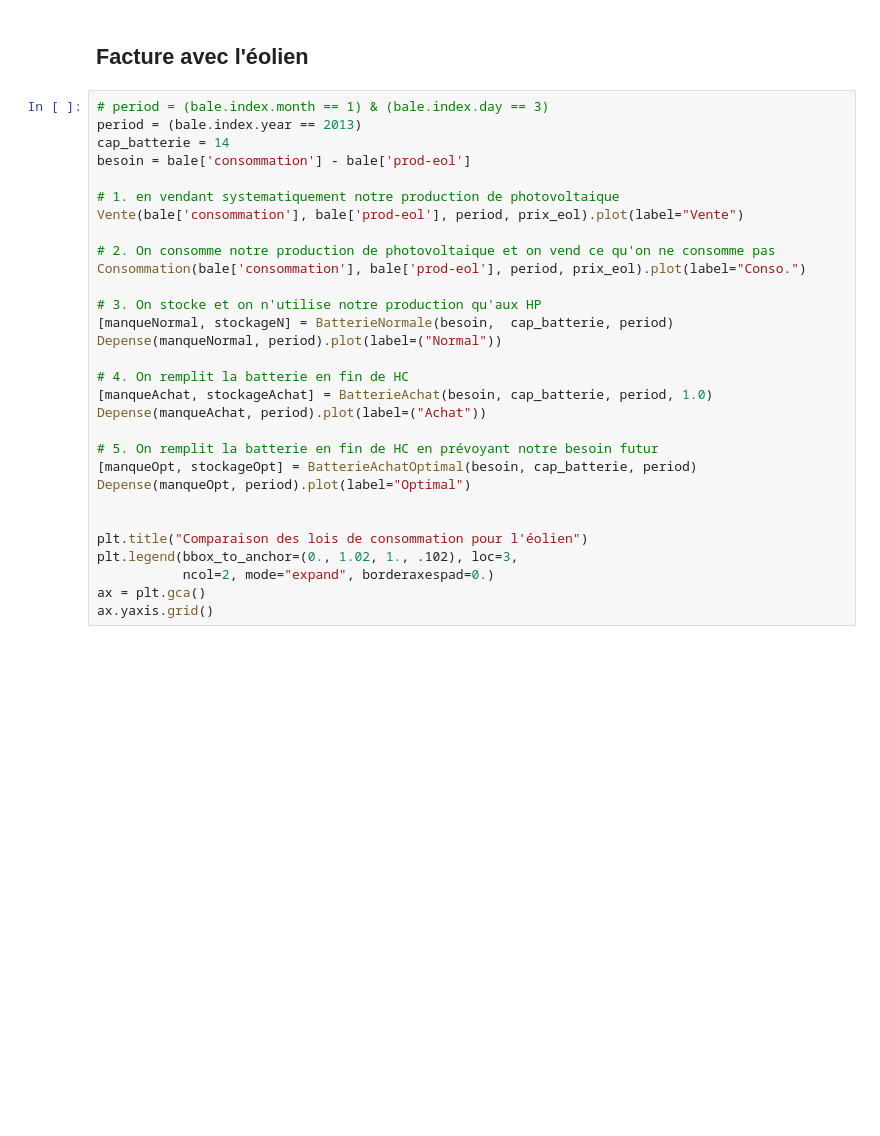
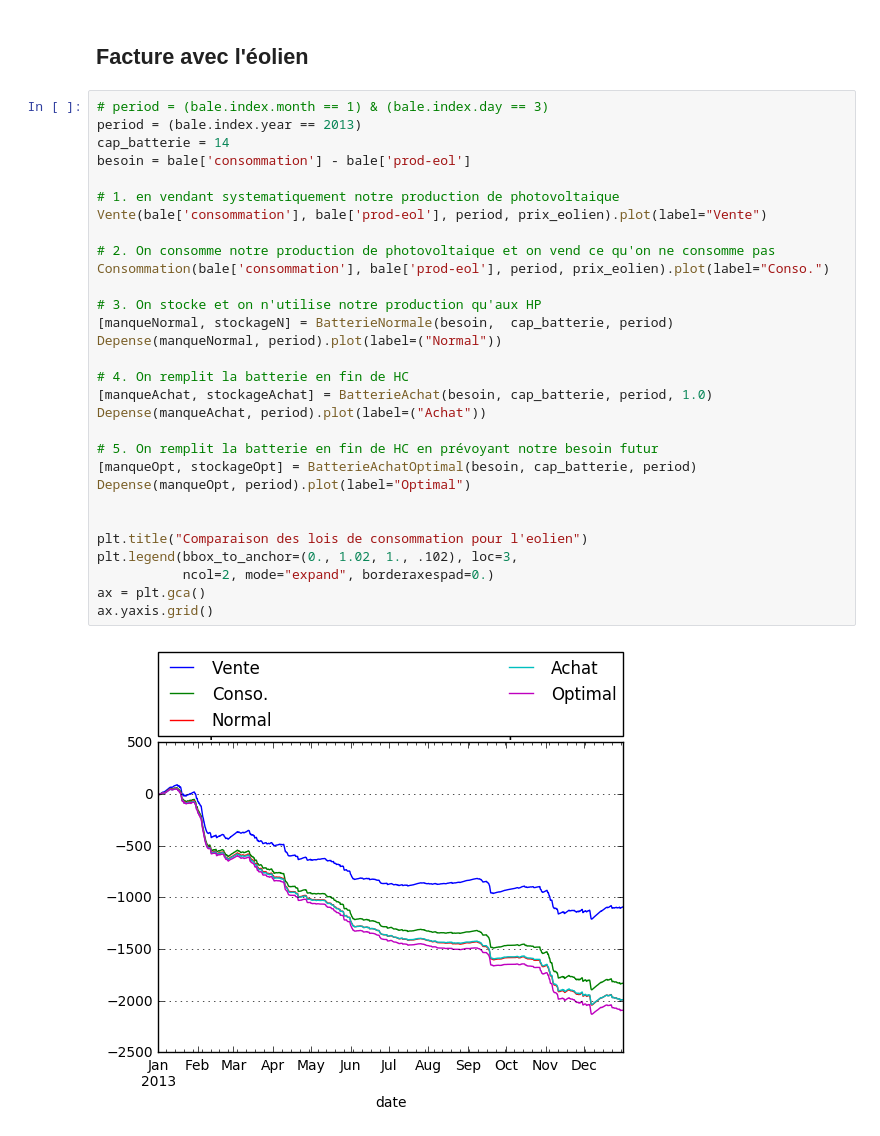
Before and after one commit to guhur/prod-electricite, a Jupyter notebook: simulations.ipynb, the cells around one changed output. Saved outputs shown, nothing was run; the diff lists cells and outputs as text; blank space fills up the shorter version.

Commit message:
add images comparing laws

```diff
--- a/simulations.ipynb
+++ b/simulations.ipynb
@@ -297,30 +299,32 @@ ax.yaxis.grid()
 # %%
 # period = (bale.index.month == 1) & (bale.index.day == 3)
 period = (bale.index.year == 2013)
 cap_batterie = 14
 besoin = bale['consommation'] - bale['prod-eol']
 
 # 1. en vendant systematiquement notre production de photovoltaique
-Vente(bale['consommation'], bale['prod-eol'], period, prix_eol).plot(label="Vente")
+Vente(bale['consommation'], bale['prod-eol'], period, prix_eolien).plot(label="Vente")
 
 # 2. On consomme notre production de photovoltaique et on vend ce qu'on ne consomme pas
-Consommation(bale['consommation'], bale['prod-eol'], period, prix_eol).plot(label="Conso.")
+Consommation(bale['consommation'], bale['prod-eol'], period, prix_eolien).plot(label="Conso.")
 
 # 3. On stocke et on n'utilise notre production qu'aux HP
 [manqueNormal, stockageN] = BatterieNormale(besoin,  cap_batterie, period)
 Depense(manqueNormal, period).plot(label=("Normal"))
 
 # 4. On remplit la batterie en fin de HC
 [manqueAchat, stockageAchat] = BatterieAchat(besoin, cap_batterie, period, 1.0)
 Depense(manqueAchat, period).plot(label=("Achat"))
 
 # 5. On remplit la batterie en fin de HC en prévoyant notre besoin futur
 [manqueOpt, stockageOpt] = BatterieAchatOptimal(besoin, cap_batterie, period)
 Depense(manqueOpt, period).plot(label="Optimal")
 
 
-plt.title("Comparaison des lois de consommation pour l'éolien")
+plt.title("Comparaison des lois de consommation pour l'eolien")
 plt.legend(bbox_to_anchor=(0., 1.02, 1., .102), loc=3,
            ncol=2, mode="expand", borderaxespad=0.)
 ax = plt.gca()
 ax.yaxis.grid()
+# %% [output]
+[figure, added]
```
Also changed, not shown: parts of 1 cell of this notebook, 2 other files.
